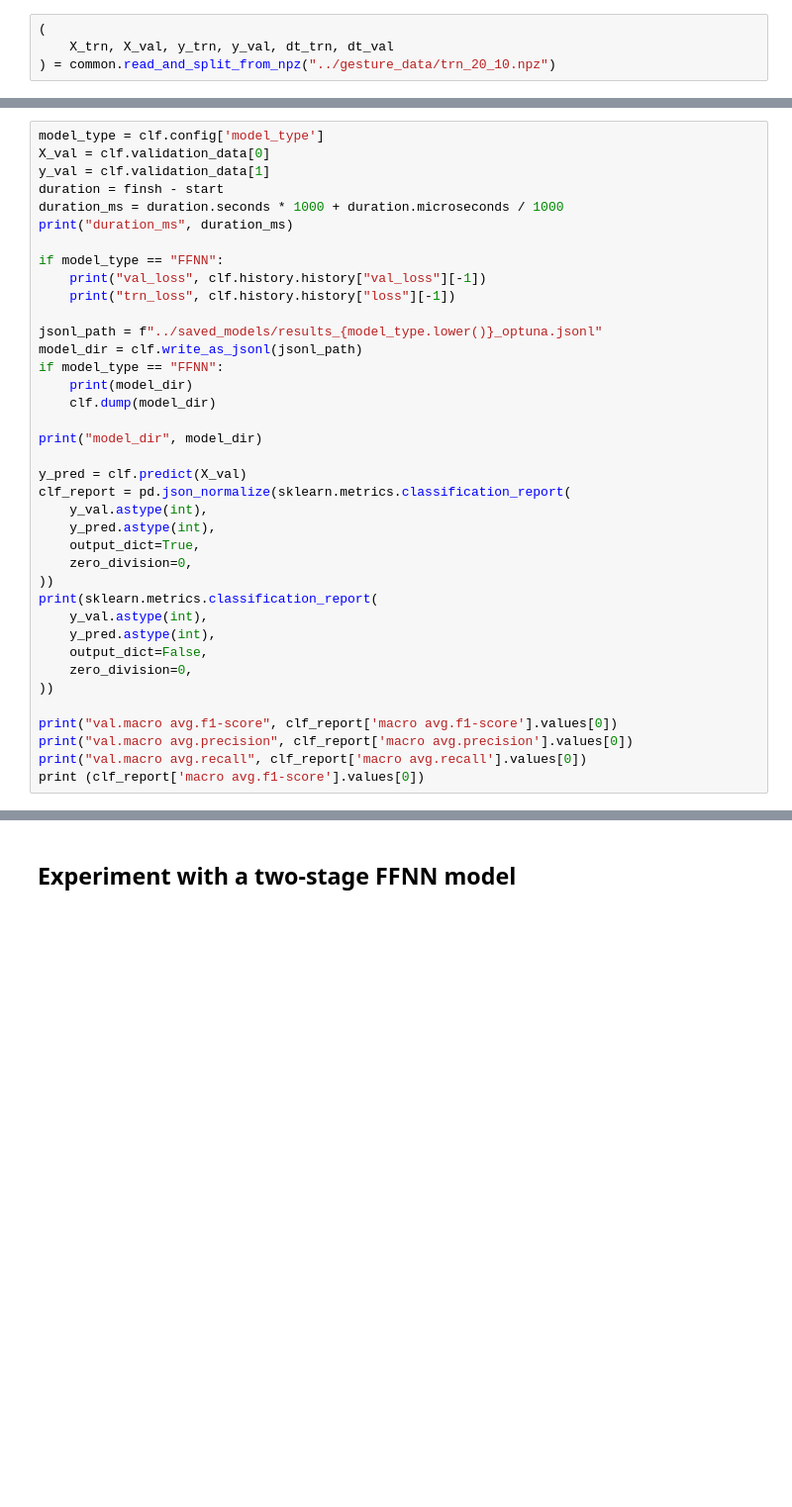
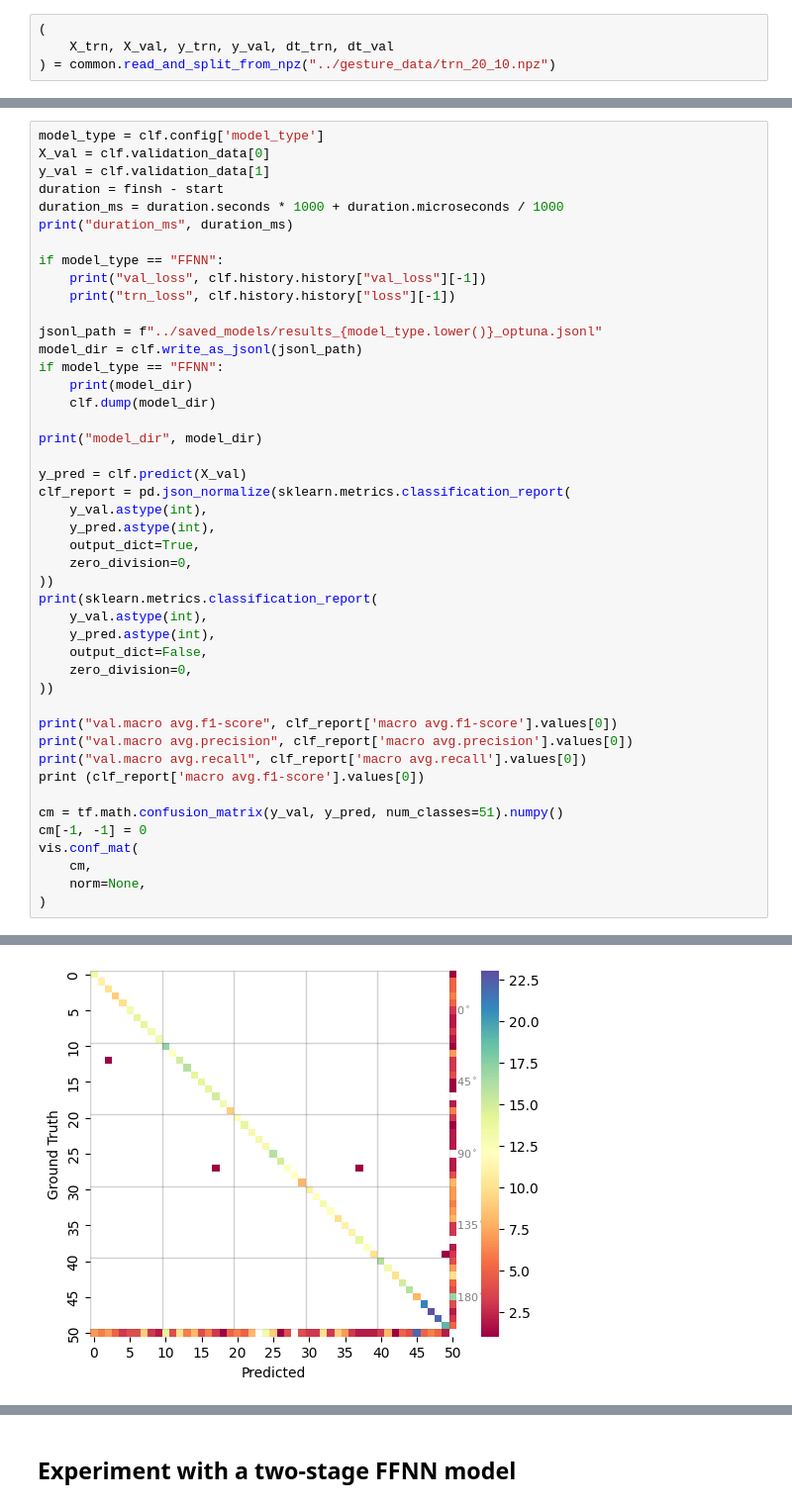
Before and after one commit to beyarkay/masters-code, a Jupyter notebook: src/notebooks/model-experimentation.ipynb, the cells around one changed output, grey strips where cells are left out. Shown at 99% size. Saved outputs shown, nothing was run; the diff lists cells and outputs as text; blank space fills up the shorter version.

```diff
--- a/src/notebooks/model-experimentation.ipynb
+++ b/src/notebooks/model-experimentation.ipynb
@@ -137,3 +183,11 @@ print("val.macro avg.f1-score", clf_report['macro avg.f1-score'].values[0])
 print("val.macro avg.precision", clf_report['macro avg.precision'].values[0])
 print("val.macro avg.recall", clf_report['macro avg.recall'].values[0])
 print (clf_report['macro avg.f1-score'].values[0])
+
+cm = tf.math.confusion_matrix(y_val, y_pred, num_classes=51).numpy()
+cm[-1, -1] = 0
+vis.conf_mat(
+    cm,
+    norm=None,
+)
+# %% [output]
@@ -139,0 +212 @@ print (clf_report['macro avg.f1-score'].values[0])
+[figure, added]
```
Also changed, not shown: parts of 15 cells of this notebook, 3 other files.
